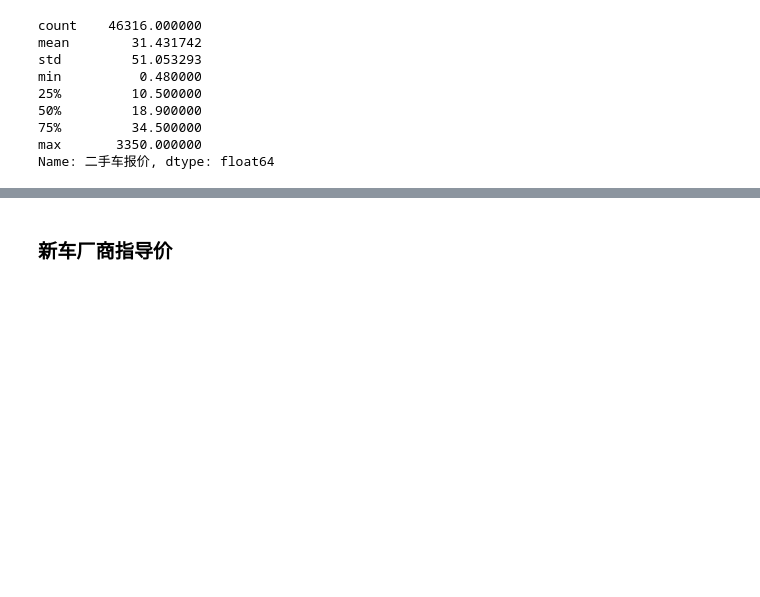
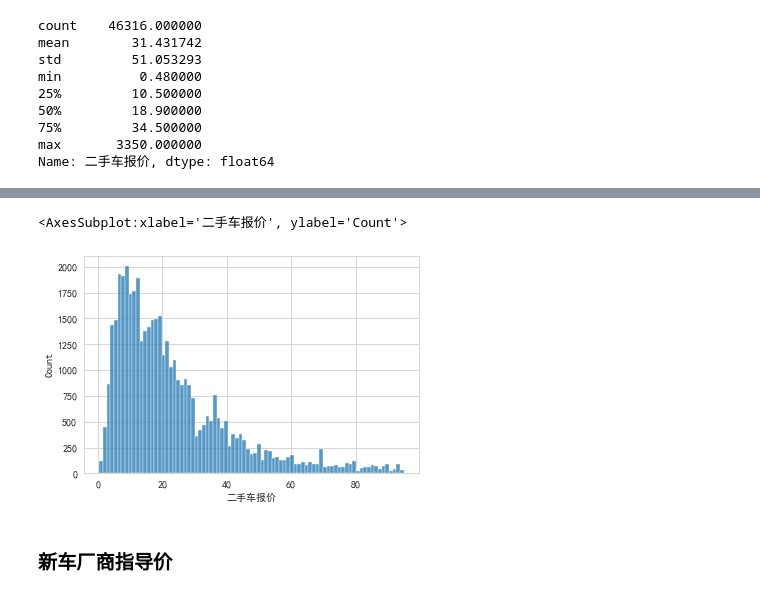
Before and after one commit to Leospard/Automobile-price-forecast, a Jupyter notebook: src/数据预处理.ipynb, the cells around one changed output, grey strips where cells are left out. Saved outputs shown, nothing was run; the diff lists cells and outputs as text; code cells hidden in the pictures; blank space fills up the shorter version.

```diff
--- a/src/数据预处理.ipynb
+++ b/src/数据预处理.ipynb
@@ -547,3 +562,9 @@ Name: 二手车报价, dtype: float64
+# %%
+# 如果取前95%的数据
+sns.histplot(data["二手车报价"][data["二手车报价"] < data["二手车报价"].quantile(0.95)])
+# %% [output]
+<AxesSubplot:xlabel='二手车报价', ylabel='Count'>
+[figure, added]
 # %% [markdown]
 ### 新车厂商指导价
 # %% [markdown]
```
Also changed, not shown: parts of 23 cells of this notebook.
